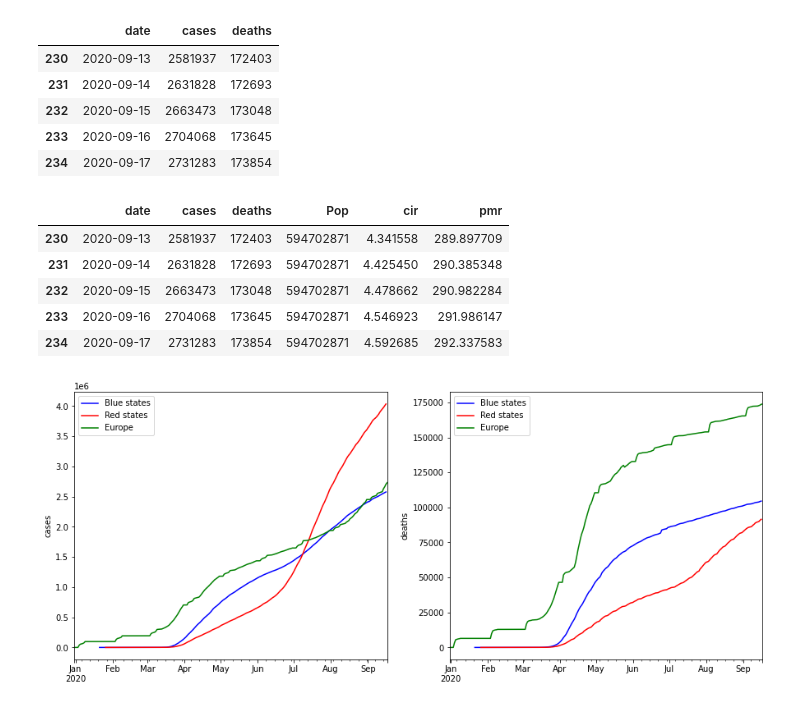
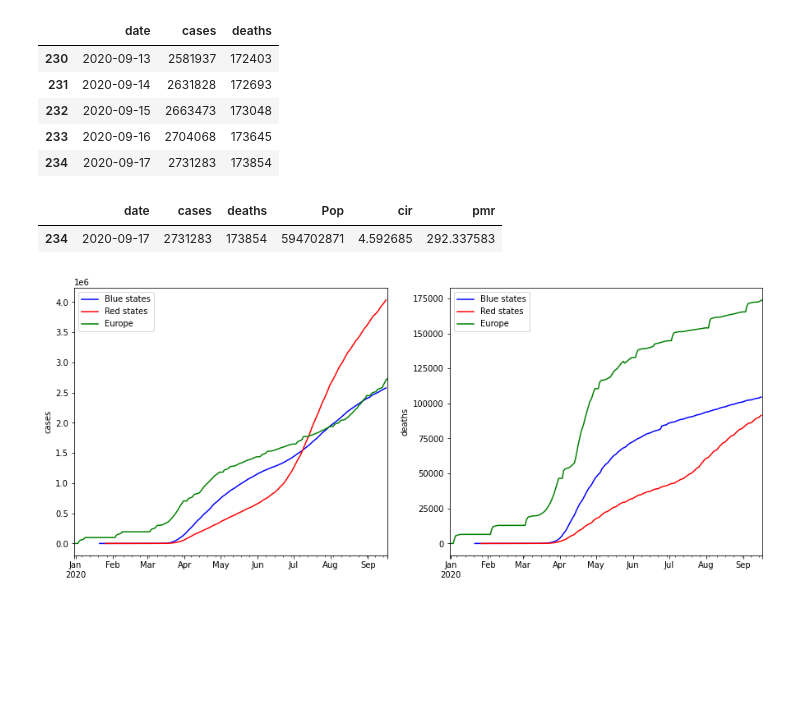
Before and after one commit to MichelFloyd/covid-19-data, a Jupyter notebook: if you take the blue states out.ipynb, the cells around one changed output. Cells and saved outputs as stored; diff of their text form; code cells hidden in the pictures; blank space fills up the shorter version.

```diff
--- a/if you take the blue states out.ipynb
+++ b/if you take the blue states out.ipynb
@@ -148,9 +139,7 @@ world.loc[world.geoId == 'UK','countriesAndTerritories'] = 'United Kingdom'
 world['date'] = pd.to_datetime(world.dateRep)
 
 # relabel
-world.rename(
-    columns={'countriesAndTerritories': 'country',
-             'popData2019': 'population'},inplace=True)
+world.rename(columns={'countriesAndTerritories': 'country'},inplace=True)
 world = world[['date','country','cases','deaths']]
 world = world.loc[world.date < dt.datetime.now()]
 world.head()
@@ -203,13 +193,10 @@ eu_x_day.tail()
 eu_x_day['Pop'] = eu_pop
 eu_x_day['cir'] = 1e3*eu_x_day['cases']/eu_x_day['Pop']
 eu_x_day['pmr'] = 1e6*eu_x_day['deaths']/eu_x_day['Pop']
-# %%
-eu_x_day.tail()
-# %% [output]
-|  | date | cases | deaths | Pop | cir | pmr |
-| 230 | 2020-09-13 | 2581937 | 172403 | 594702871 | 4.341558 | 289.897709 |
-| 231 | 2020-09-14 | 2631828 | 172693 | 594702871 | 4.425450 | 290.385348 |
-| 232 | 2020-09-15 | 2663473 | 173048 | 594702871 | 4.478662 | 290.982284 |
-| 233 | 2020-09-16 | 2704068 | 173645 | 594702871 | 4.546923 | 291.986147 |
-| 234 | 2020-09-17 | 2731283 | 173854 | 594702871 | 4.592685 | 292.337583 |
+# %%
+# look at current metrics
+eu_x_day.tail(1)
+# %% [output]
+|  | date | cases | deaths | Pop | cir | pmr |
+| 234 | 2020-09-17 | 2731283 | 173854 | 594702871 | 4.592685 | 292.337583 |
 # %%
```
Also changed, not shown: parts of 22 cells of this notebook, 1 other file.
